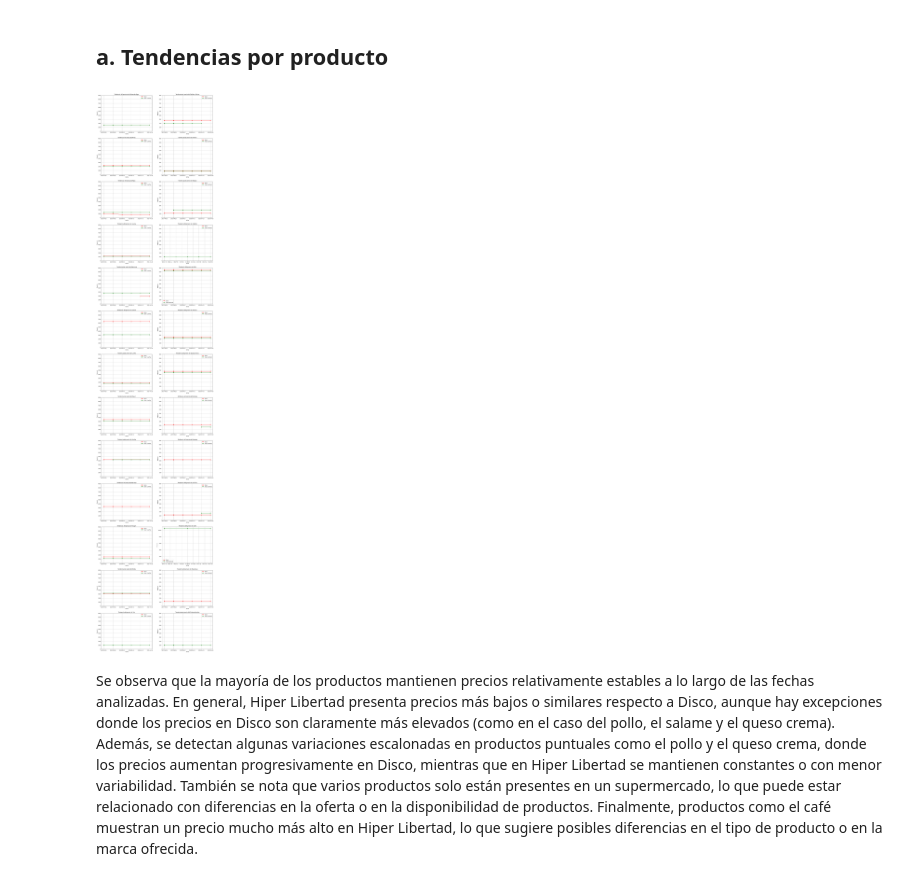
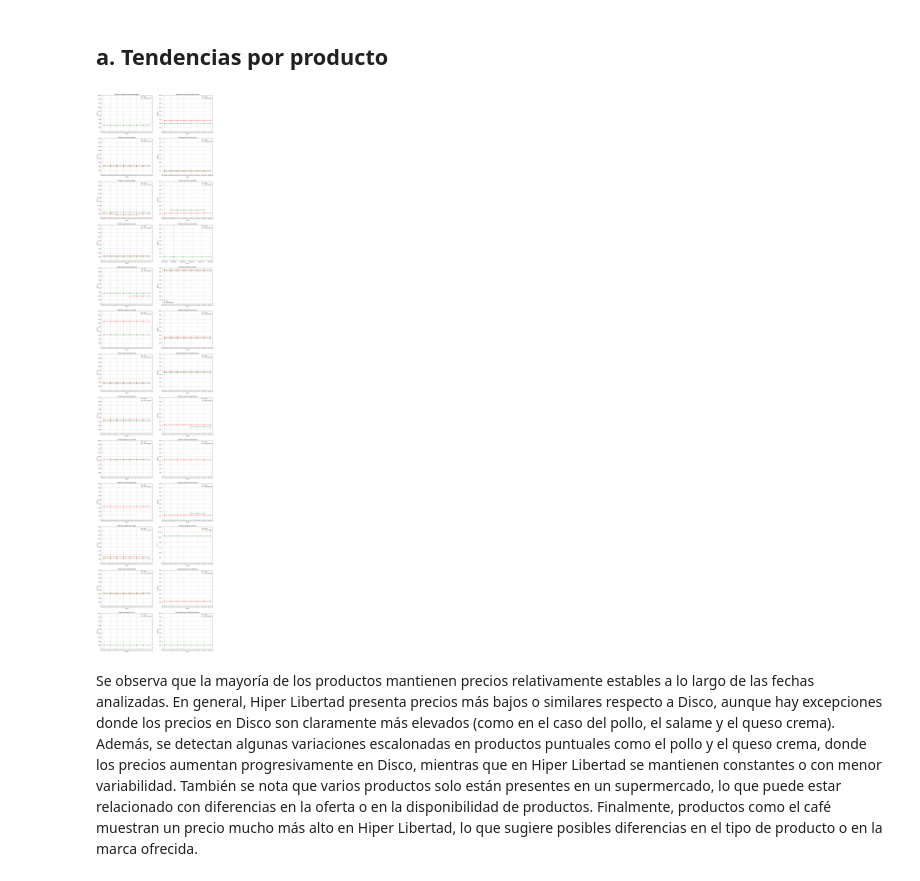
Before and after one commit to manuelpalomeque/Web-Scraper-canasta-basica, a Jupyter notebook: notebooks/01_EDA_WS.ipynb, the cells around one changed output. Saved outputs shown, nothing was run; the diff lists cells and outputs as text; code cells hidden in the pictures.

```diff
--- a/notebooks/01_EDA_WS.ipynb
+++ b/notebooks/01_EDA_WS.ipynb
@@ -29,6 +29,8 @@ df_hiper_libertad_3 = pd.read_csv('/content/drive/MyDrive/Web Scrapping - Superm
 df_hiper_libertad_4 = pd.read_csv('/content/drive/MyDrive/Web Scrapping - Supermercados/Hiper_Libertad/relevamiento_precios_hiper_libertad4.csv')
 df_hiper_libertad_5 = pd.read_csv('/content/drive/MyDrive/Web Scrapping - Supermercados/Hiper_Libertad/relevamiento_precios_hiper_libertad5.csv')
 df_hiper_libertad_6 = pd.read_csv('/content/drive/MyDrive/Web Scrapping - Supermercados/Hiper_Libertad/relevamiento_precios_hiper_libertad6.csv')
+df_hiper_libertad_7 = pd.read_csv('/content/drive/MyDrive/Web Scrapping - Supermercados/Hiper_Libertad/relevamiento_precios_hiper_libertad7.csv')
+df_hiper_libertad_8 = pd.read_csv('/content/drive/MyDrive/Web Scrapping - Supermercados/Hiper_Libertad/relevamiento_precios_hiper_libertad8.csv')
 
 # Disco:
 df_disco_0 = pd.read_excel('/content/drive/MyDrive/Web Scrapping - Supermercados/Disco/relevamiento_precios_disco.xlsx')
@@ -38,10 +40,12 @@ df_disco_3 = pd.read_csv('/content/drive/MyDrive/Web Scrapping - Supermercados/D
 df_disco_4 = pd.read_csv('/content/drive/MyDrive/Web Scrapping - Supermercados/Disco/relevamiento_precios_disco4.csv')
 df_disco_5 = pd.read_csv('/content/drive/MyDrive/Web Scrapping - Supermercados/Disco/relevamiento_precios_disco5.csv')
 df_disco_6 = pd.read_csv('/content/drive/MyDrive/Web Scrapping - Supermercados/Disco/relevamiento_precios_disco6.csv')
+df_disco_7 = pd.read_csv('/content/drive/MyDrive/Web Scrapping - Supermercados/Disco/relevamiento_precios_disco7.csv')
+df_disco_8 = pd.read_csv('/content/drive/MyDrive/Web Scrapping - Supermercados/Disco/relevamiento_precios_disco8.csv')
 # %%
 # Unirlos por super mercado:
-df_hiper_libertad = pd.concat([df_hiper_libertad_1, df_hiper_libertad_2, df_hiper_libertad_3, df_hiper_libertad_4, df_hiper_libertad_5, df_hiper_libertad_6], ignore_index=True)
-df_disco = pd.concat([df_disco_1, df_disco_2, df_disco_3, df_disco_4, df_disco_5, df_disco_6], ignore_index=True)
+df_hiper_libertad = pd.concat([df_hiper_libertad_1, df_hiper_libertad_2, df_hiper_libertad_3, df_hiper_libertad_4, df_hiper_libertad_5, df_hiper_libertad_6, df_hiper_libertad_7, df_hiper_libertad_8], ignore_index=True)
+df_disco = pd.concat([df_disco_1, df_disco_2, df_disco_3, df_disco_4, df_disco_5, df_disco_6, df_disco_7, df_disco_8], ignore_index=True)
 
 # Agregar una columna "supermercado" con el valor correspondiente a cada uno:
 df_hiper_libertad['Supermercado'] = 'Hiper Libertad'
@@ -720,7 +718,7 @@ plt.legend()
 plt.subplot(13,2,22)
 plt.plot(df_cafe_disco['fecha'],df_cafe_disco['Precio'], marker='o', label='Disco', color='red')
 plt.plot(df_cafe_hl['fecha'],df_cafe_hl['Precio'], marker='o', label='Hiper Libertad', color='green')
-plt.ylim(0, 11000)
+plt.ylim(0, 14000)
 plt.title("Tendencia del precio de Café")
 plt.xlabel("Fecha")
 plt.ylabel("Precio $")
@@ -742,34 +740,34 @@ plt.plot(df_mayonesa_disco['fecha'],df_mayonesa_disco['Precio'], marker='o', lab
 plt.plot(df_mayonesa_hl['fecha'],df_mayonesa_hl['Precio'], marker='o', label='Hiper Libertad', color='green')
 plt.ylim(0, 9000)
 plt.title("Tendencia del precio de Mayonesa")
 plt.xlabel("Fecha")
 plt.ylabel("Precio $")
 plt.grid(True)
 plt.legend()
 
 plt.subplot(13,2,25)
 plt.plot(df_pan_disco['fecha'],df_pan_disco['Precio'], marker='o', label='Disco', color='red')
 plt.plot(df_pan_hl['fecha'],df_pan_hl['Precio'], marker='o', label='Hiper Libertad', color='green')
 plt.ylim(0, 9000)
 plt.title("Tendencia del precio de Pan")
 plt.xlabel("Fecha")
 plt.ylabel("Precio $")
 plt.grid(True)
 plt.legend()
 
 plt.subplot(13,2,26)
 plt.plot(df_dulce_de_Leche_disco['fecha'],df_dulce_de_Leche_disco['Precio'], marker='o', label='Disco', color='red')
 plt.plot(df_dulce_de_Leche_hl['fecha'],df_dulce_de_Leche_hl['Precio'], marker='o', label='Hiper Libertad', color='green')
 plt.ylim(0, 9000)
 plt.title("Tendencia del precio del Dulce de Leche")
 plt.xlabel("Fecha")
 plt.ylabel("Precio $")
 plt.grid(True)
 plt.legend()
 
 plt.show()
 # %% [output]
-[figure, old version]
+[figure, new version]
 # %% [markdown]
 Se observa que la mayoría de los productos mantienen precios relativamente estables a lo largo de las fechas analizadas. En general, Hiper Libertad presenta precios más bajos o similares respecto a Disco, aunque hay excepciones donde los precios en Disco son claramente más elevados (como en el caso del pollo, el salame y el queso crema).
 Además, se detectan algunas variaciones escalonadas en productos puntuales como el pollo y el queso crema, donde los precios aumentan progresivamente en Disco, mientras que en Hiper Libertad se mantienen constantes o con menor variabilidad.
```
Also changed, not shown: parts of 14 cells of this notebook.
